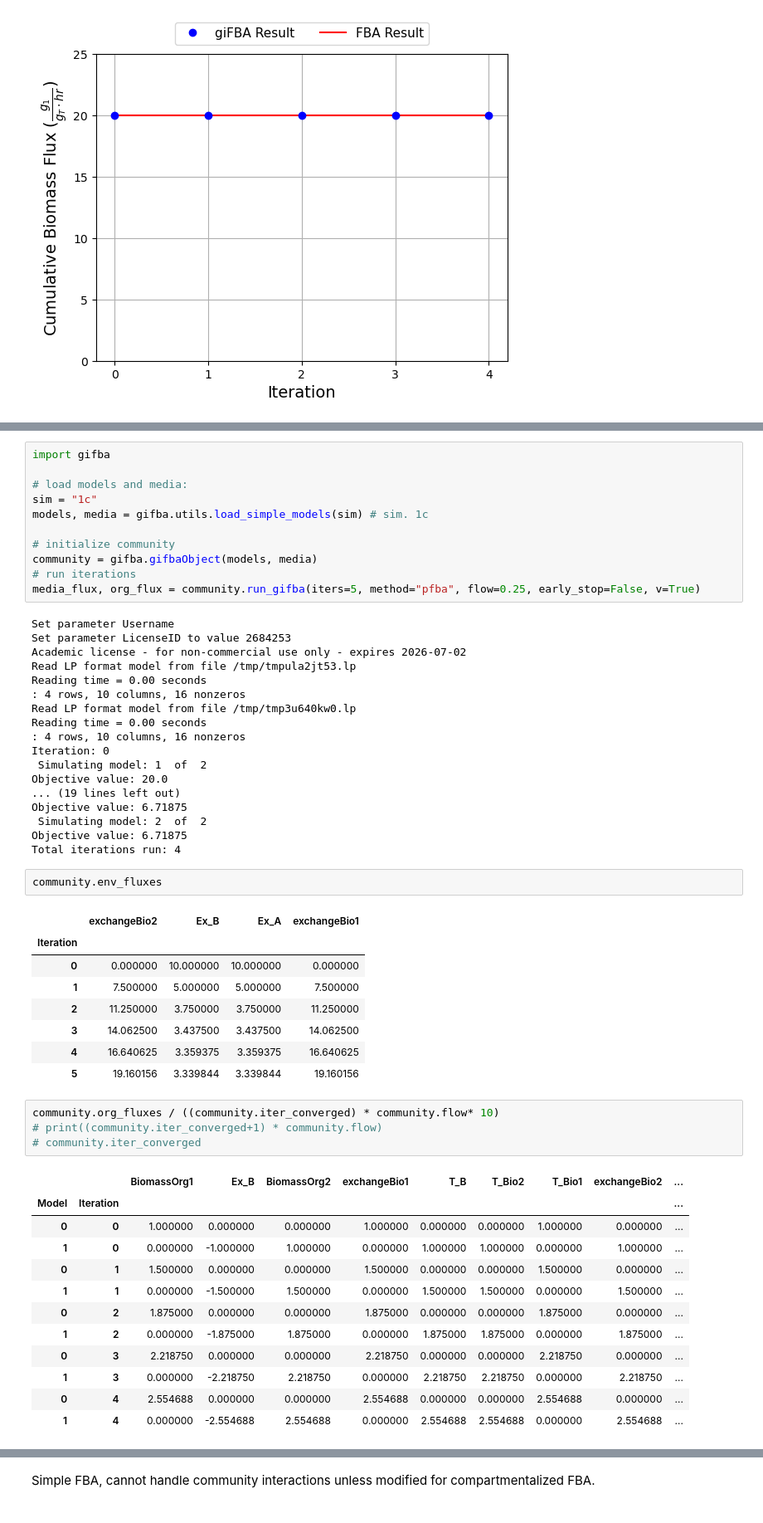
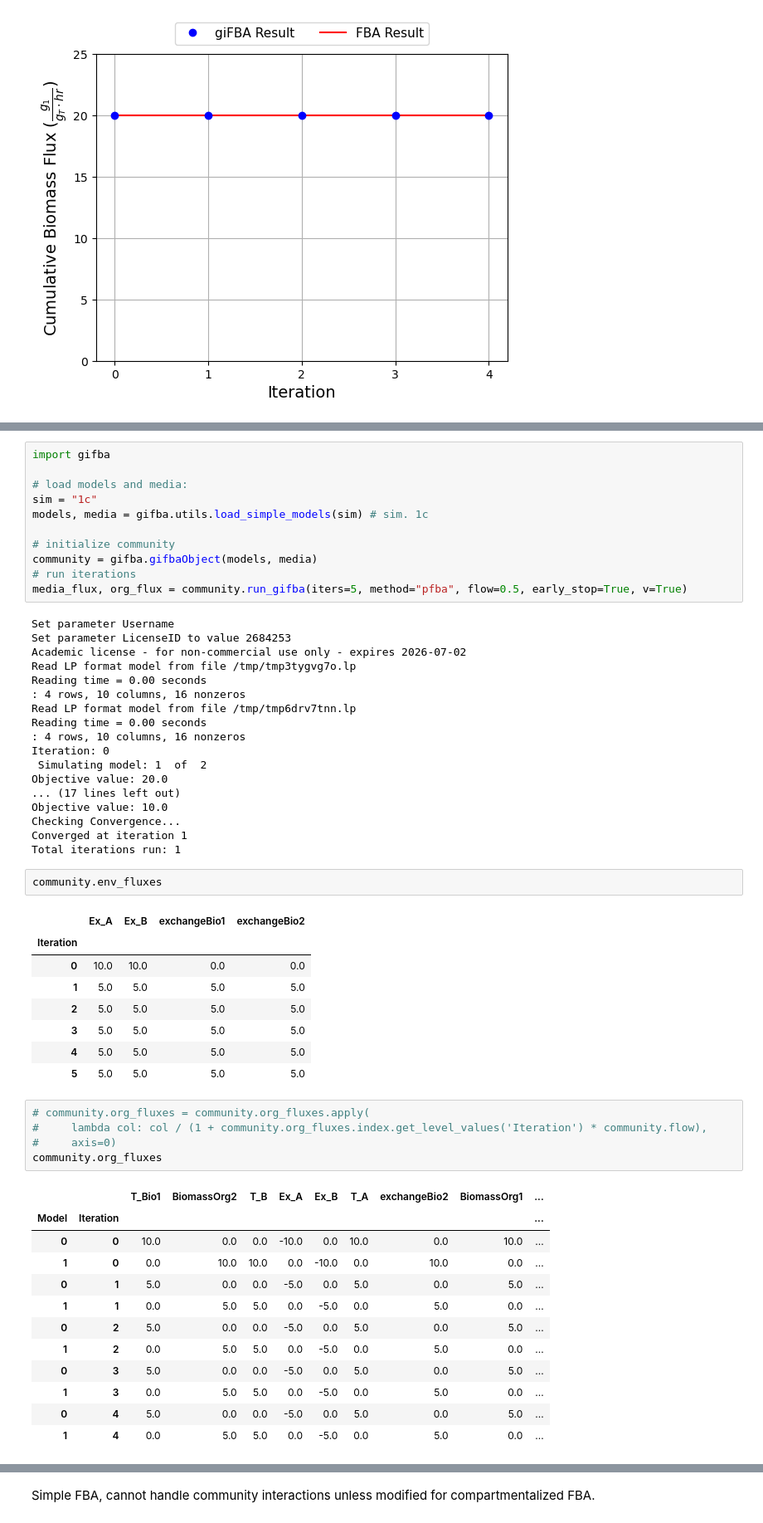
Before and after one commit to RSiegel03/giFBA, a Jupyter notebook: Examples/gifba_utilization.ipynb, the cells around one changed output, grey strips where cells are left out. Shown at 83% size. Cells and saved outputs as stored; diff of their text form.

```diff
--- a/Examples/gifba_utilization.ipynb
+++ b/Examples/gifba_utilization.ipynb
@@ -201,50 +201,51 @@ models, media = gifba.utils.load_simple_models(sim) # sim. 1c
 # initialize community
 community = gifba.gifbaObject(models, media)
 # run iterations
-media_flux, org_flux = community.run_gifba(iters=5, method="pfba", flow=0.25, early_stop=False, v=True)
+media_flux, org_flux = community.run_gifba(iters=5, method="pfba", flow=0.5, early_stop=True, v=True)
 # %% [output]
 Set parameter Username
 Set parameter LicenseID to value 2684253
 Academic license - for non-commercial use only - expires 2026-07-02
-Read LP format model from file /tmp/tmpula2jt53.lp
+Read LP format model from file /tmp/tmp3tygvg7o.lp
 Reading time = 0.00 seconds
 : 4 rows, 10 columns, 16 nonzeros
-Read LP format model from file /tmp/tmp3u640kw0.lp
+Read LP format model from file /tmp/tmp6drv7tnn.lp
 Reading time = 0.00 seconds
 : 4 rows, 10 columns, 16 nonzeros
 Iteration: 0
  Simulating model: 1  of  2
 Objective value: 20.0
-... (19 lines left out)
-Objective value: 6.71875
- Simulating model: 2  of  2
-Objective value: 6.71875
-Total iterations run: 4
+... (17 lines left out)
+Objective value: 10.0
+Checking Convergence...
+Converged at iteration 1
+Total iterations run: 1
 # %%
 community.env_fluxes
 # %% [output]
-|  | exchangeBio2 | Ex_B | Ex_A | exchangeBio1 |
+|  | Ex_A | Ex_B | exchangeBio1 | exchangeBio2 |
 | Iteration |  |  |  |  |
-| 0 | 0.000000 | 10.000000 | 10.000000 | 0.000000 |
-| 1 | 7.500000 | 5.000000 | 5.000000 | 7.500000 |
-| 2 | 11.250000 | 3.750000 | 3.750000 | 11.250000 |
-| 3 | 14.062500 | 3.437500 | 3.437500 | 14.062500 |
-| 4 | 16.640625 | 3.359375 | 3.359375 | 16.640625 |
-| 5 | 19.160156 | 3.339844 | 3.339844 | 19.160156 |
+| 0 | 10.0 | 10.0 | 0.0 | 0.0 |
+| 1 | 5.0 | 5.0 | 5.0 | 5.0 |
+| 2 | 5.0 | 5.0 | 5.0 | 5.0 |
+| 3 | 5.0 | 5.0 | 5.0 | 5.0 |
+| 4 | 5.0 | 5.0 | 5.0 | 5.0 |
+| 5 | 5.0 | 5.0 | 5.0 | 5.0 |
 # %%
-community.org_fluxes / ((community.iter_converged) * community.flow* 10)
-# print((community.iter_converged+1) * community.flow)
-# community.iter_converged
+# community.org_fluxes = community.org_fluxes.apply(
+#     lambda col: col / (1 + community.org_fluxes.index.get_level_values('Iteration') * community.flow),
+#     axis=0)
+community.org_fluxes
 # %% [output]
-|  |  | BiomassOrg1 | Ex_B | BiomassOrg2 | exchangeBio1 | T_B | T_Bio2 | T_Bio1 | exchangeBio2 | ... |
+|  |  | T_Bio1 | BiomassOrg2 | T_B | Ex_A | Ex_B | T_A | exchangeBio2 | BiomassOrg1 | ... |
 | Model | Iteration |  |  |  |  |  |  |  |  | ... |
-| 0 | 0 | 1.000000 | 0.000000 | 0.000000 | 1.000000 | 0.000000 | 0.000000 | 1.000000 | 0.000000 | ... |
-| 1 | 0 | 0.000000 | -1.000000 | 1.000000 | 0.000000 | 1.000000 | 1.000000 | 0.000000 | 1.000000 | ... |
-| 0 | 1 | 1.500000 | 0.000000 | 0.000000 | 1.500000 | 0.000000 | 0.000000 | 1.500000 | 0.000000 | ... |
-| 1 | 1 | 0.000000 | -1.500000 | 1.500000 | 0.000000 | 1.500000 | 1.500000 | 0.000000 | 1.500000 | ... |
-| 0 | 2 | 1.875000 | 0.000000 | 0.000000 | 1.875000 | 0.000000 | 0.000000 | 1.875000 | 0.000000 | ... |
-| 1 | 2 | 0.000000 | -1.875000 | 1.875000 | 0.000000 | 1.875000 | 1.875000 | 0.000000 | 1.875000 | ... |
-| 0 | 3 | 2.218750 | 0.000000 | 0.000000 | 2.218750 | 0.000000 | 0.000000 | 2.218750 | 0.000000 | ... |
-| 1 | 3 | 0.000000 | -2.218750 | 2.218750 | 0.000000 | 2.218750 | 2.218750 | 0.000000 | 2.218750 | ... |
-| 0 | 4 | 2.554688 | 0.000000 | 0.000000 | 2.554688 | 0.000000 | 0.000000 | 2.554688 | 0.000000 | ... |
-| 1 | 4 | 0.000000 | -2.554688 | 2.554688 | 0.000000 | 2.554688 | 2.554688 | 0.000000 | 2.554688 | ... |
+| 0 | 0 | 10.0 | 0.0 | 0.0 | -10.0 | 0.0 | 10.0 | 0.0 | 10.0 | ... |
+| 1 | 0 | 0.0 | 10.0 | 10.0 | 0.0 | -10.0 | 0.0 | 10.0 | 0.0 | ... |
+| 0 | 1 | 5.0 | 0.0 | 0.0 | -5.0 | 0.0 | 5.0 | 0.0 | 5.0 | ... |
+| 1 | 1 | 0.0 | 5.0 | 5.0 | 0.0 | -5.0 | 0.0 | 5.0 | 0.0 | ... |
+| 0 | 2 | 5.0 | 0.0 | 0.0 | -5.0 | 0.0 | 5.0 | 0.0 | 5.0 | ... |
+| 1 | 2 | 0.0 | 5.0 | 5.0 | 0.0 | -5.0 | 0.0 | 5.0 | 0.0 | ... |
+| 0 | 3 | 5.0 | 0.0 | 0.0 | -5.0 | 0.0 | 5.0 | 0.0 | 5.0 | ... |
+| 1 | 3 | 0.0 | 5.0 | 5.0 | 0.0 | -5.0 | 0.0 | 5.0 | 0.0 | ... |
+| 0 | 4 | 5.0 | 0.0 | 0.0 | -5.0 | 0.0 | 5.0 | 0.0 | 5.0 | ... |
+| 1 | 4 | 0.0 | 5.0 | 5.0 | 0.0 | -5.0 | 0.0 | 5.0 | 0.0 | ... |
```
Also changed, not shown: parts of 2 cells of this notebook, 4 other files.
